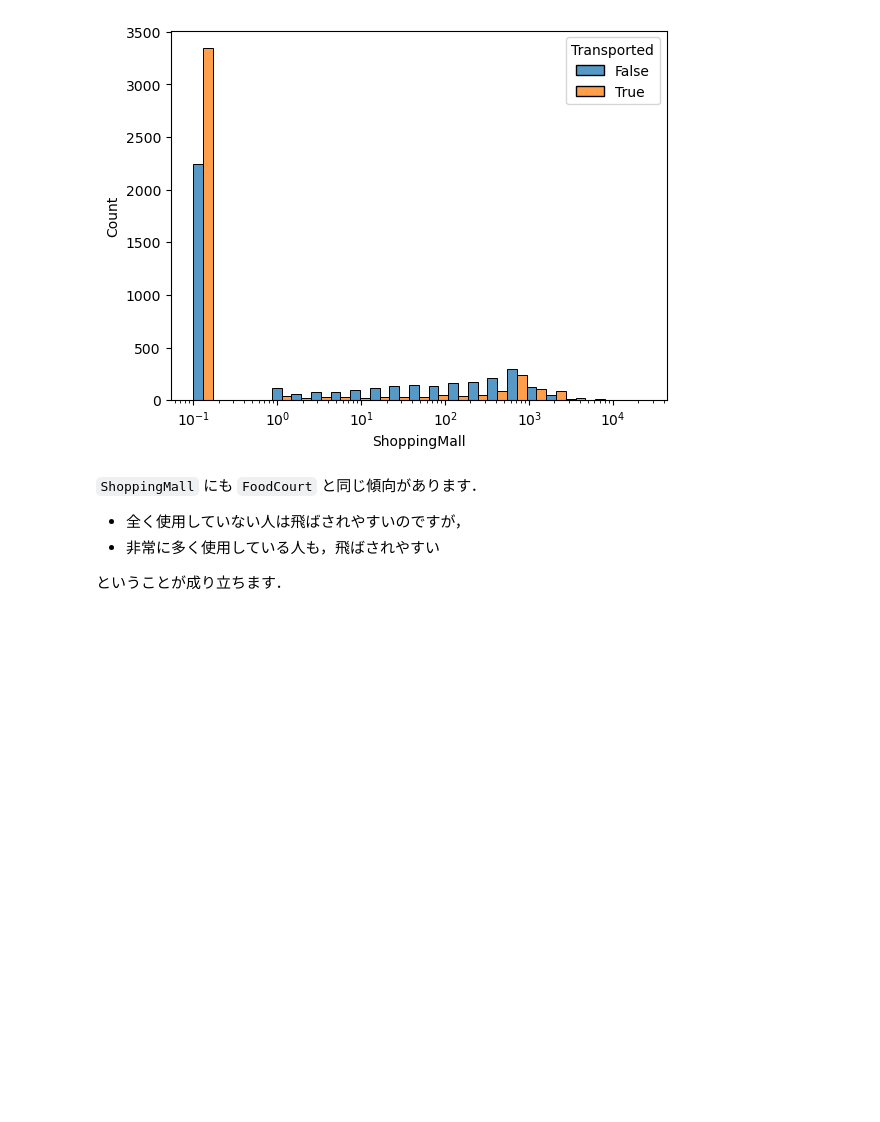
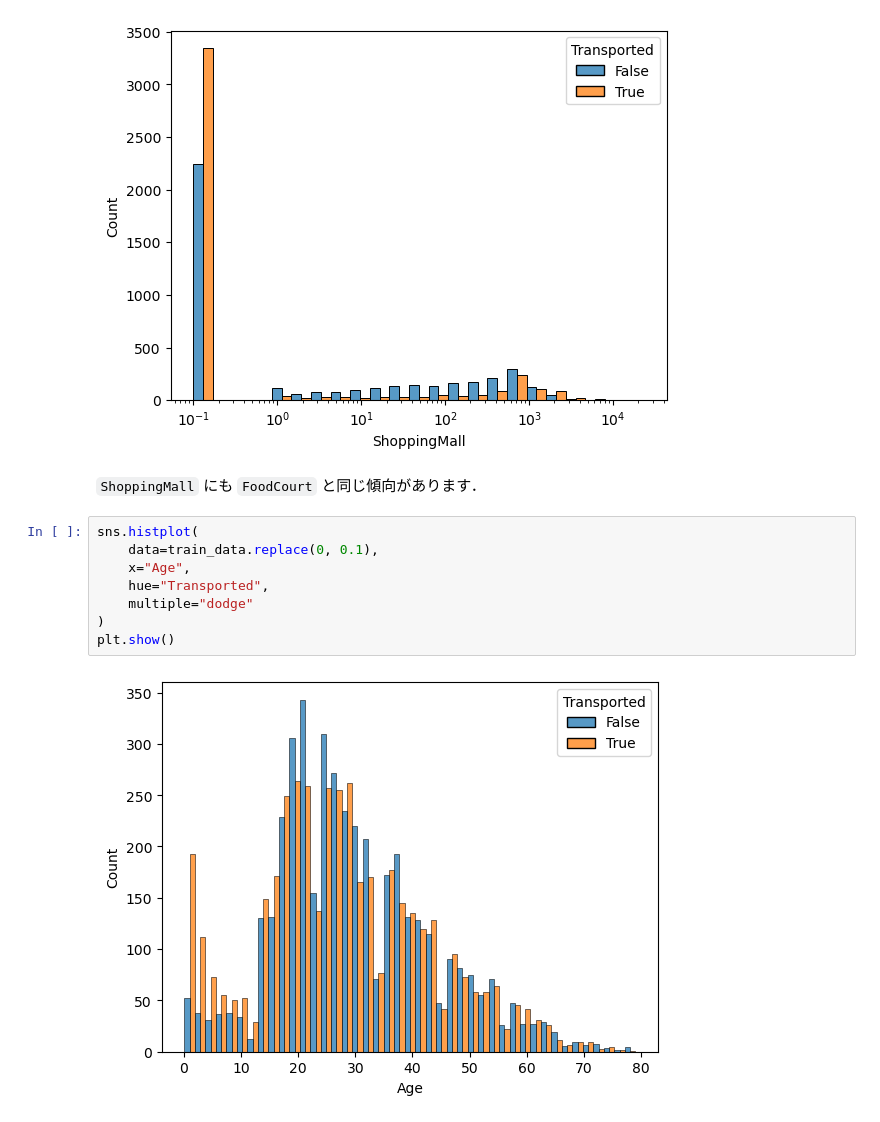
Before and after one commit to Seasawher/spaceship-titanic, a Jupyter notebook: book/relation.ipynb, the cells around one changed output. Drawn from its saved outputs; the diff is of its cells as text; blank space fills up the shorter version.

```diff
--- a/book/relation.ipynb
+++ b/book/relation.ipynb
@@ -146,8 +168,13 @@ plt.show()
 [figure]
 # %% [markdown]
 `ShoppingMall` にも `FoodCourt` と同じ傾向があります．
-
-* 全く使用していない人は飛ばされやすいのですが，
-* 非常に多く使用している人も，飛ばされやすい
-
-ということが成り立ちます．
+# %%
+sns.histplot(
+    data=train_data.replace(0, 0.1),
+    x="Age",
+    hue="Transported",
+    multiple="dodge"
+)
+plt.show()
+# %% [output]
+[figure, added]
```
Also changed, not shown: parts of 23 cells of this notebook.
